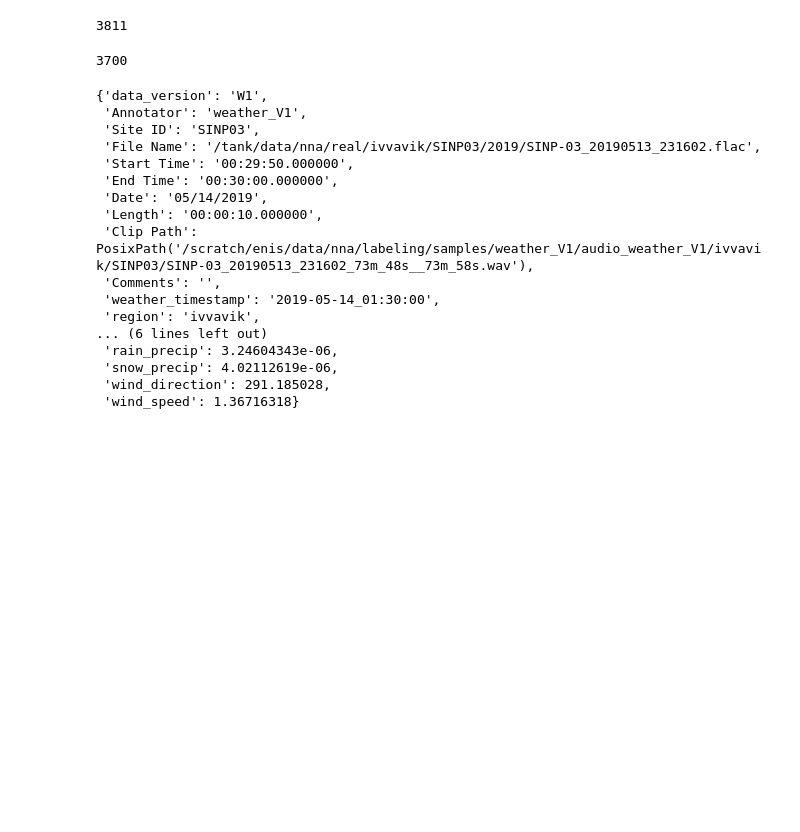
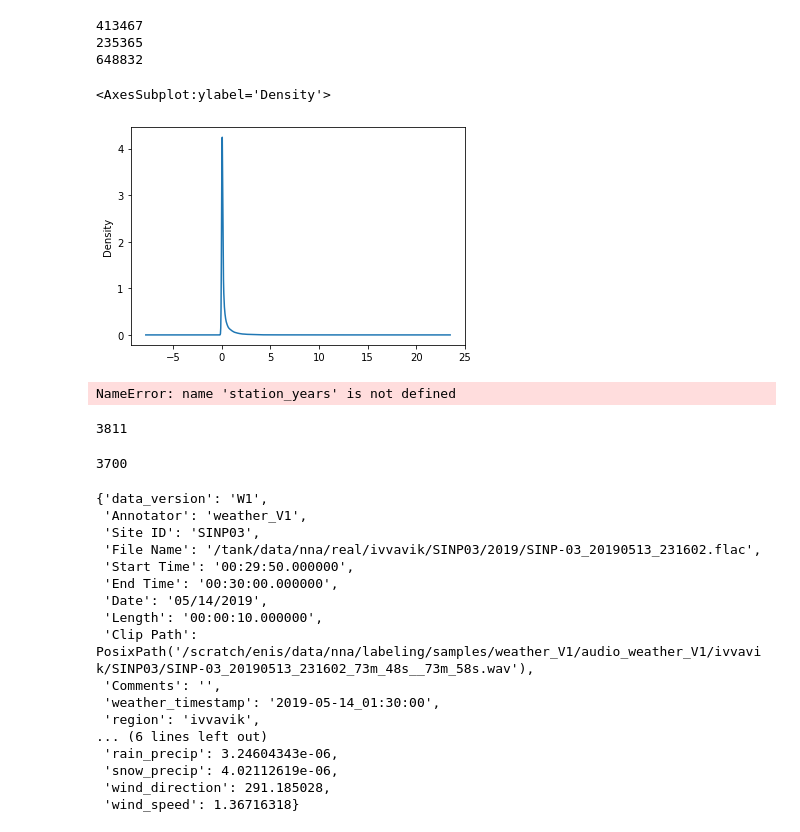
Before and after one commit to speechLabBcCuny/nnaAudiosetClassification, a Jupyter notebook: notebooks/explore/weather_dataset.ipynb, the cells around one changed output. Saved outputs shown, nothing was run; the diff lists cells and outputs as text; code cells hidden in the pictures; blank space fills up the shorter version.

```diff
--- a/notebooks/explore/weather_dataset.ipynb
+++ b/notebooks/explore/weather_dataset.ipynb
@@ -168,11 +292,26 @@ def parse_rows(rows_picked,location,region,short,short_headers,long_headers):
+# %%
+print(all_data[all_data['rain_precip_mm']==0].shape[0])
+print(all_data[all_data['rain_precip_mm']>0].shape[0])
+print(all_data.shape[0])
+# %% [output]
+413467
+235365
+648832
+# %%
+all_data[all_data['rain_precip_mm']>0]['rain_precip_mm'].plot.kde()
+# %% [output]
+<AxesSubplot:ylabel='Density'>
+[figure, added]
 # %%
 dataset_csv=[]
 missing_csv=[]
 for (region,location),fname in station_csv.items():
     csv_reader,short = load_rows(fname,region,short_locations,long_locations)
-    rows_picked = get_random_rows(csv_reader,FILE_PER_LOCATION,station_years)
+    rows_picked = get_random_rows(csv_reader,FILE_PER_LOCATION,station_years[(region,location)])
 
     pd_rows = parse_rows(rows_picked,location,region,short,short_input_csv_headers,long_input_csv_headers)
+
+
 
 
     selected_data=pd.DataFrame.from_dict(pd_rows)
@@ -208,6 +347,8 @@ for (region,location),fname in station_csv.items():
 # write_csv(config['new_dataset_path'],
 #           new_dataset_csv,
 #           fieldnames=config['excell_all_headers'])
+# %% [output]
+NameError: name 'station_years' is not defined
 # %%
 len(dataset_csv)
 # %% [output]
```
Also changed, not shown: parts of 17 cells of this notebook.
